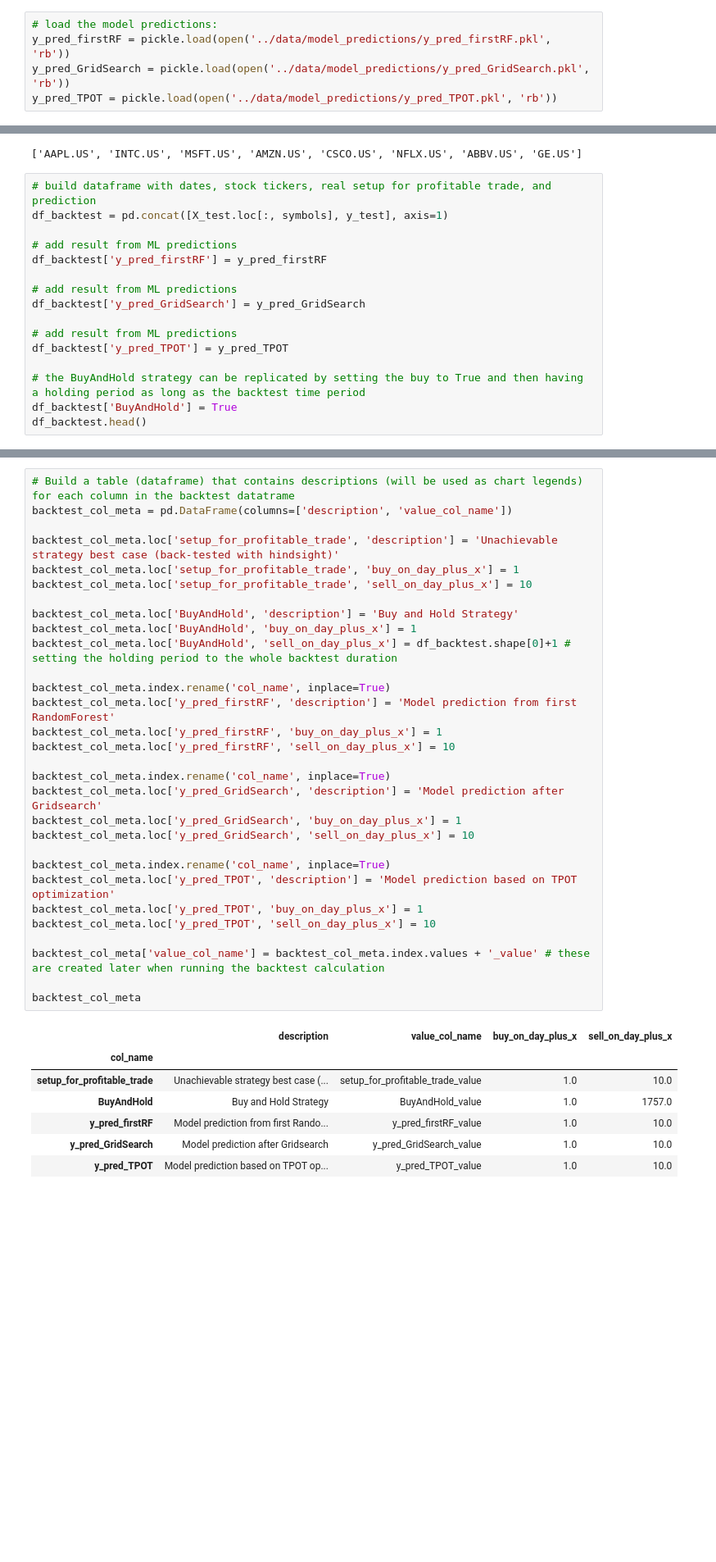
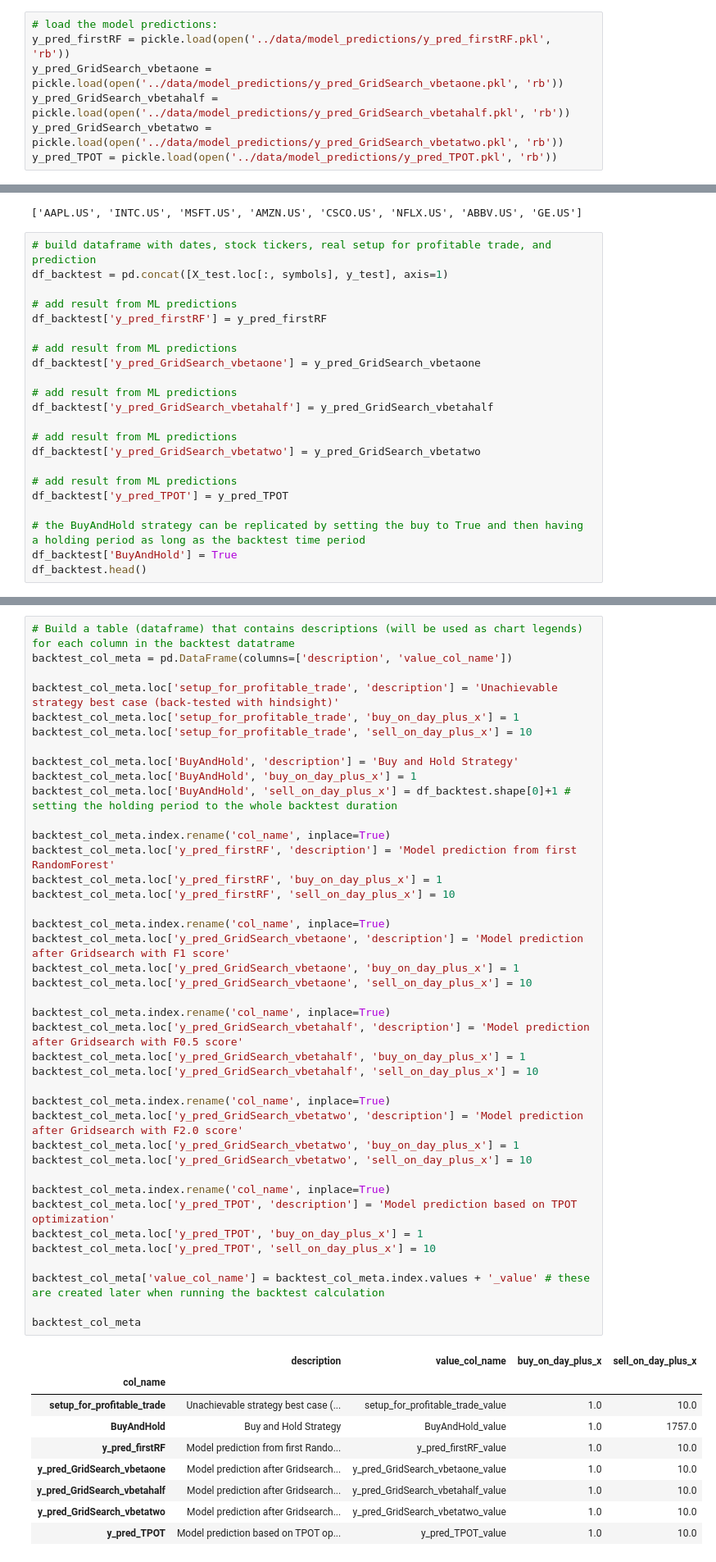
Before and after one commit to Lindstaedt/Stock-recommendation-with-ML, a Jupyter notebook: notebooks/04.01-fl-model_performance_comparisons--backtesting.ipynb, the cells around one changed output, grey strips where cells are left out. Shown at 82% size. Saved outputs shown, nothing was run; the diff lists cells and outputs as text; blank space fills up the shorter version.

```diff
--- a/notebooks/04.01-fl-model_performance_comparisons--backtesting.ipynb
+++ b/notebooks/04.01-fl-model_performance_comparisons--backtesting.ipynb
@@ -22,7 +24,9 @@ X_train.shape, X_test.shape, y_train.shape, y_test.shape
 # %%
 # load the model predictions:
 y_pred_firstRF = pickle.load(open('../data/model_predictions/y_pred_firstRF.pkl', 'rb'))
-y_pred_GridSearch = pickle.load(open('../data/model_predictions/y_pred_GridSearch.pkl', 'rb'))
+y_pred_GridSearch_vbetaone = pickle.load(open('../data/model_predictions/y_pred_GridSearch_vbetaone.pkl', 'rb'))
+y_pred_GridSearch_vbetahalf = pickle.load(open('../data/model_predictions/y_pred_GridSearch_vbetahalf.pkl', 'rb'))
+y_pred_GridSearch_vbetatwo = pickle.load(open('../data/model_predictions/y_pred_GridSearch_vbetatwo.pkl', 'rb'))
 y_pred_TPOT = pickle.load(open('../data/model_predictions/y_pred_TPOT.pkl', 'rb'))
 # %%
 # load the ticker list:
@@ -38,7 +42,13 @@ df_backtest = pd.concat([X_test.loc[:, symbols], y_test], axis=1)
 df_backtest['y_pred_firstRF'] = y_pred_firstRF
 
 # add result from ML predictions
-df_backtest['y_pred_GridSearch'] = y_pred_GridSearch
+df_backtest['y_pred_GridSearch_vbetaone'] = y_pred_GridSearch_vbetaone
+
+# add result from ML predictions
+df_backtest['y_pred_GridSearch_vbetahalf'] = y_pred_GridSearch_vbetahalf
+
+# add result from ML predictions
+df_backtest['y_pred_GridSearch_vbetatwo'] = y_pred_GridSearch_vbetatwo
 
 # add result from ML predictions
 df_backtest['y_pred_TPOT'] = y_pred_TPOT
@@ -60,37 +70,49 @@ backtest_col_meta = pd.DataFrame(columns=['description', 'value_col_name'])
 
 backtest_col_meta.loc['setup_for_profitable_trade', 'description'] = 'Unachievable strategy best case (back-tested with hindsight)'
 backtest_col_meta.loc['setup_for_profitable_trade', 'buy_on_day_plus_x'] = 1
 backtest_col_meta.loc['setup_for_profitable_trade', 'sell_on_day_plus_x'] = 10
 
 backtest_col_meta.loc['BuyAndHold', 'description'] = 'Buy and Hold Strategy'
 backtest_col_meta.loc['BuyAndHold', 'buy_on_day_plus_x'] = 1
 backtest_col_meta.loc['BuyAndHold', 'sell_on_day_plus_x'] = df_backtest.shape[0]+1 # setting the holding period to the whole backtest duration
 
 backtest_col_meta.index.rename('col_name', inplace=True)
 backtest_col_meta.loc['y_pred_firstRF', 'description'] = 'Model prediction from first RandomForest'
 backtest_col_meta.loc['y_pred_firstRF', 'buy_on_day_plus_x'] = 1
 backtest_col_meta.loc['y_pred_firstRF', 'sell_on_day_plus_x'] = 10
 
 backtest_col_meta.index.rename('col_name', inplace=True)
-backtest_col_meta.loc['y_pred_GridSearch', 'description'] = 'Model prediction after Gridsearch'
-backtest_col_meta.loc['y_pred_GridSearch', 'buy_on_day_plus_x'] = 1
-backtest_col_meta.loc['y_pred_GridSearch', 'sell_on_day_plus_x'] = 10
+backtest_col_meta.loc['y_pred_GridSearch_vbetaone', 'description'] = 'Model prediction after Gridsearch with F1 score'
+backtest_col_meta.loc['y_pred_GridSearch_vbetaone', 'buy_on_day_plus_x'] = 1
+backtest_col_meta.loc['y_pred_GridSearch_vbetaone', 'sell_on_day_plus_x'] = 10
+
+backtest_col_meta.index.rename('col_name', inplace=True)
+backtest_col_meta.loc['y_pred_GridSearch_vbetahalf', 'description'] = 'Model prediction after Gridsearch with F0.5 score'
+backtest_col_meta.loc['y_pred_GridSearch_vbetahalf', 'buy_on_day_plus_x'] = 1
+backtest_col_meta.loc['y_pred_GridSearch_vbetahalf', 'sell_on_day_plus_x'] = 10
+
+backtest_col_meta.index.rename('col_name', inplace=True)
+backtest_col_meta.loc['y_pred_GridSearch_vbetatwo', 'description'] = 'Model prediction after Gridsearch with F2.0 score'
+backtest_col_meta.loc['y_pred_GridSearch_vbetatwo', 'buy_on_day_plus_x'] = 1
+backtest_col_meta.loc['y_pred_GridSearch_vbetatwo', 'sell_on_day_plus_x'] = 10
 
 backtest_col_meta.index.rename('col_name', inplace=True)
 backtest_col_meta.loc['y_pred_TPOT', 'description'] = 'Model prediction based on TPOT optimization'
 backtest_col_meta.loc['y_pred_TPOT', 'buy_on_day_plus_x'] = 1
 backtest_col_meta.loc['y_pred_TPOT', 'sell_on_day_plus_x'] = 10
 
 backtest_col_meta['value_col_name'] = backtest_col_meta.index.values + '_value' # these are created later when running the backtest calculation
 
 backtest_col_meta
 # %% [output]
 |  | description | value_col_name | buy_on_day_plus_x | sell_on_day_plus_x |
 | col_name |  |  |  |  |
 | setup_for_profitable_trade | Unachievable strategy best case (... | setup_for_profitable_trade_value | 1.0 | 10.0 |
 | BuyAndHold | Buy and Hold Strategy | BuyAndHold_value | 1.0 | 1757.0 |
 | y_pred_firstRF | Model prediction from first Rando... | y_pred_firstRF_value | 1.0 | 10.0 |
-| y_pred_GridSearch | Model prediction after Gridsearch | y_pred_GridSearch_value | 1.0 | 10.0 |
+| y_pred_GridSearch_vbetaone | Model prediction after Gridsearch... | y_pred_GridSearch_vbetaone_value | 1.0 | 10.0 |
+| y_pred_GridSearch_vbetahalf | Model prediction after Gridsearch... | y_pred_GridSearch_vbetahalf_value | 1.0 | 10.0 |
+| y_pred_GridSearch_vbetatwo | Model prediction after Gridsearch... | y_pred_GridSearch_vbetatwo_value | 1.0 | 10.0 |
 | y_pred_TPOT | Model prediction based on TPOT op... | y_pred_TPOT_value | 1.0 | 10.0 |
 # %%
 # load the df_downloaded_all_ticker dataframe from feature engineering step:
```
Also changed, not shown: parts of 6 cells of this notebook, 6 other files.
